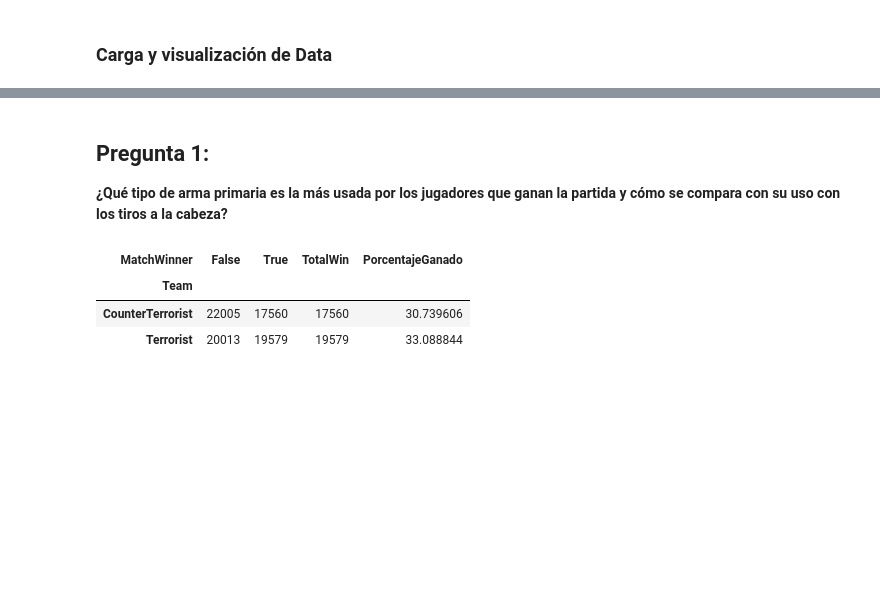
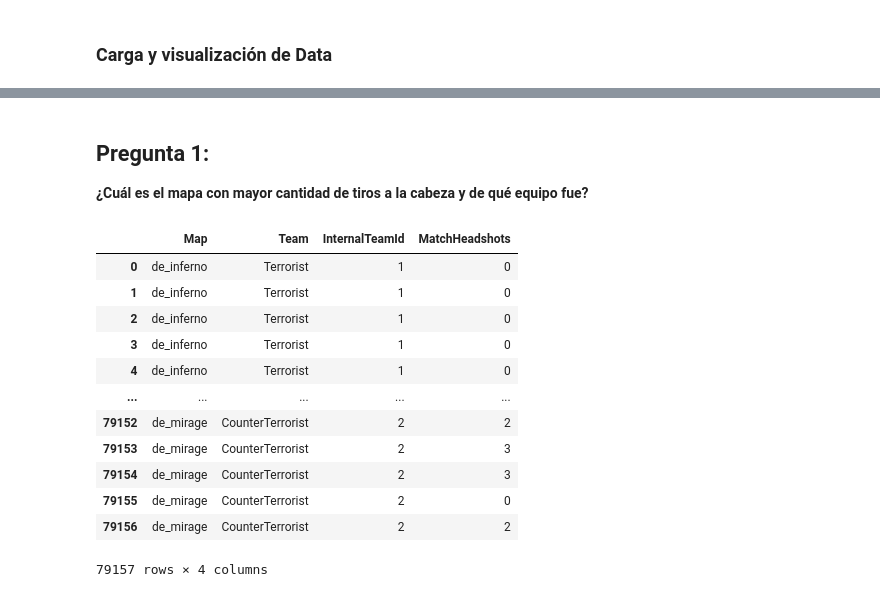
Before and after one commit to HikkizZ/InteligenciaArtificial_Uni, a Jupyter notebook: Entrega1.ipynb, the cells around one changed output, grey strips where cells are left out. Drawn from its saved outputs; the diff is of its cells as text; code cells hidden in the pictures; blank space fills up the shorter version.

```diff
--- a/Entrega1.ipynb
+++ b/Entrega1.ipynb
@@ -40,15 +39,21 @@ pd.DataFrame(data_frame)
-# %% [markdown]
-## Pregunta 1:
-**¿Qué tipo de arma primaria es la más usada por los jugadores que ganan la partida y cómo se compara con su uso con los tiros a la cabeza?**
-# %%
-# Seleccionar que equipo suele ganar más
-tabla = pd.crosstab(index=data_frame["Team"], columns=data_frame["MatchWinner"])
-tabla['TotalWin'] = tabla[True]
-
-tabla["PorcentajeGanado"] = tabla[True] / tabla.sum(axis=1) * 100
-pd.DataFrame(tabla)
-# %% [output]
-| MatchWinner | False | True | TotalWin | PorcentajeGanado |
-| Team |  |  |  |  |
-| CounterTerrorist | 22005 | 17560 | 17560 | 30.739606 |
-| Terrorist | 20013 | 19579 | 19579 | 33.088844 |
+# %% [markdown]
+## Pregunta 1:
+**¿Cuál es el mapa con mayor cantidad de tiros a la cabeza y de qué equipo fue?**
+# %%
+# Seleccionar columnas a utilizar
+column_select = data_frame[["Map", "Team", "InternalTeamId", "MatchHeadshots"]]
+column_select
+# %% [output]
+|  | Map | Team | InternalTeamId | MatchHeadshots |
+| 0 | de_inferno | Terrorist | 1 | 0 |
+| 1 | de_inferno | Terrorist | 1 | 0 |
+| 2 | de_inferno | Terrorist | 1 | 0 |
+| 3 | de_inferno | Terrorist | 1 | 0 |
+| 4 | de_inferno | Terrorist | 1 | 0 |
+| ... | ... | ... | ... | ... |
+| 79152 | de_mirage | CounterTerrorist | 2 | 2 |
+| 79153 | de_mirage | CounterTerrorist | 2 | 3 |
+| 79154 | de_mirage | CounterTerrorist | 2 | 3 |
+| 79155 | de_mirage | CounterTerrorist | 2 | 0 |
+| 79156 | de_mirage | CounterTerrorist | 2 | 2 |
+79157 rows × 4 columns
```
Also changed, not shown: parts of 7 cells of this notebook.
